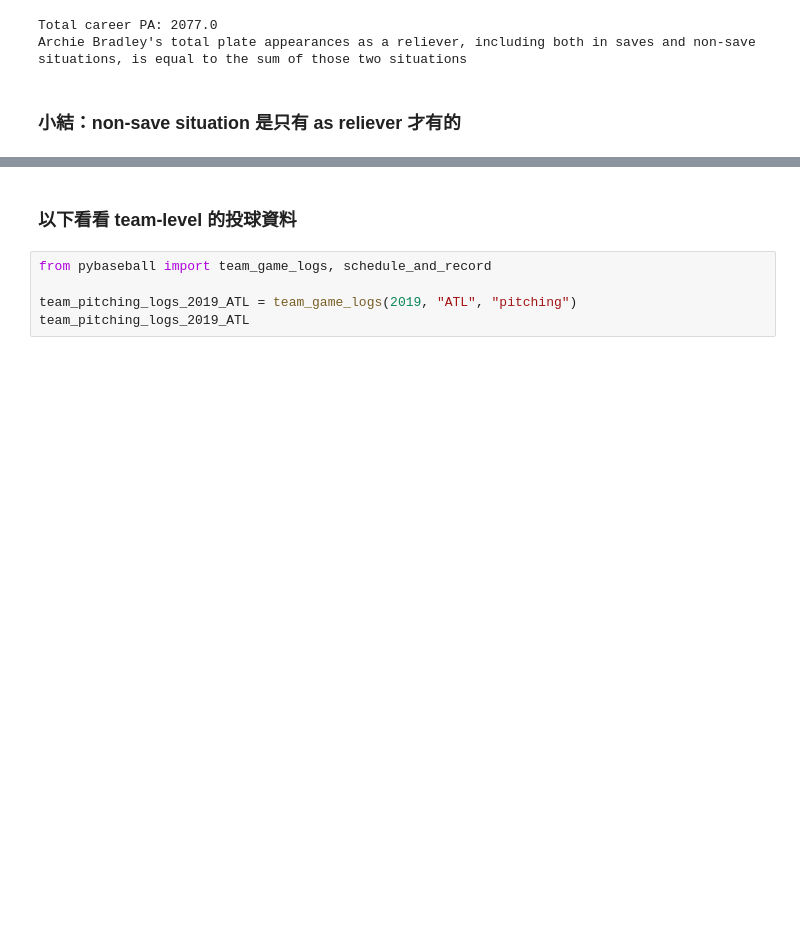
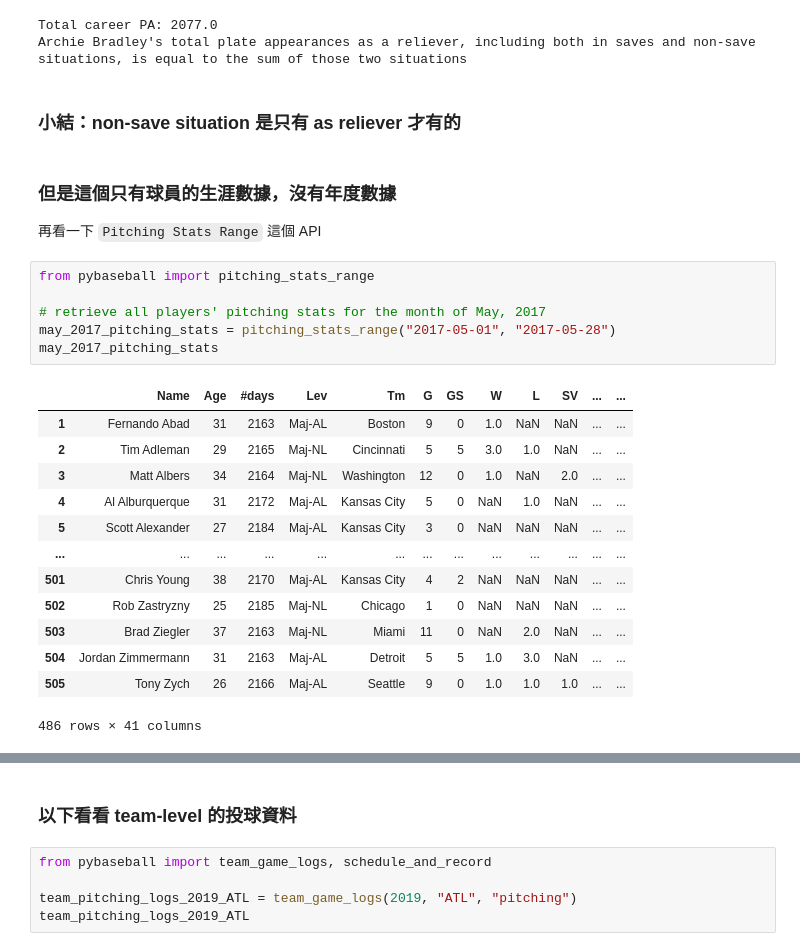
Before and after one commit to Shiou-Ju/closers-non-save-performance, a Jupyter notebook: brief-look-pybaseball-apis.ipynb, the cells around one changed output, grey strips where cells are left out. Drawn from its saved outputs; the diff is of its cells as text; blank space fills up the shorter version.

```diff
--- a/brief-look-pybaseball-apis.ipynb
+++ b/brief-look-pybaseball-apis.ipynb
@@ -555,3 +555,27 @@ Total career PA: 2077.0
 Archie Bradley's total plate appearances as a reliever, including both in saves and non-save situations, is equal to the sum of those two situations
 # %% [markdown]
 ### 小結：non-save situation 是只有 as reliever 才有的
+# %% [markdown]
+### 但是這個只有球員的生涯數據，沒有年度數據
+
+再看一下 `Pitching Stats Range` 這個 API
+# %%
+from pybaseball import pitching_stats_range
+
+# retrieve all players' pitching stats for the month of May, 2017
+may_2017_pitching_stats = pitching_stats_range("2017-05-01", "2017-05-28")
+may_2017_pitching_stats
+# %% [output]
+|  | Name | Age | #days | Lev | Tm | G | GS | W | L | SV | ... | ... |
+| 1 | Fernando Abad | 31 | 2163 | Maj-AL | Boston | 9 | 0 | 1.0 | NaN | NaN | ... | ... |
+| 2 | Tim Adleman | 29 | 2165 | Maj-NL | Cincinnati | 5 | 5 | 3.0 | 1.0 | NaN | ... | ... |
+| 3 | Matt Albers | 34 | 2164 | Maj-NL | Washington | 12 | 0 | 1.0 | NaN | 2.0 | ... | ... |
+| 4 | Al Alburquerque | 31 | 2172 | Maj-AL | Kansas City | 5 | 0 | NaN | 1.0 | NaN | ... | ... |
+| 5 | Scott Alexander | 27 | 2184 | Maj-AL | Kansas City | 3 | 0 | NaN | NaN | NaN | ... | ... |
+| ... | ... | ... | ... | ... | ... | ... | ... | ... | ... | ... | ... | ... |
+| 501 | Chris Young | 38 | 2170 | Maj-AL | Kansas City | 4 | 2 | NaN | NaN | NaN | ... | ... |
+| 502 | Rob Zastryzny | 25 | 2185 | Maj-NL | Chicago | 1 | 0 | NaN | NaN | NaN | ... | ... |
+| 503 | Brad Ziegler | 37 | 2163 | Maj-NL | Miami | 11 | 0 | NaN | 2.0 | NaN | ... | ... |
+| 504 | Jordan Zimmermann | 31 | 2163 | Maj-AL | Detroit | 5 | 5 | 1.0 | 3.0 | NaN | ... | ... |
+| 505 | Tony Zych | 26 | 2166 | Maj-AL | Seattle | 9 | 0 | 1.0 | 1.0 | 1.0 | ... | ... |
+486 rows × 41 columns
```
Also changed, not shown: parts of 5 cells of this notebook, 1 other file.
